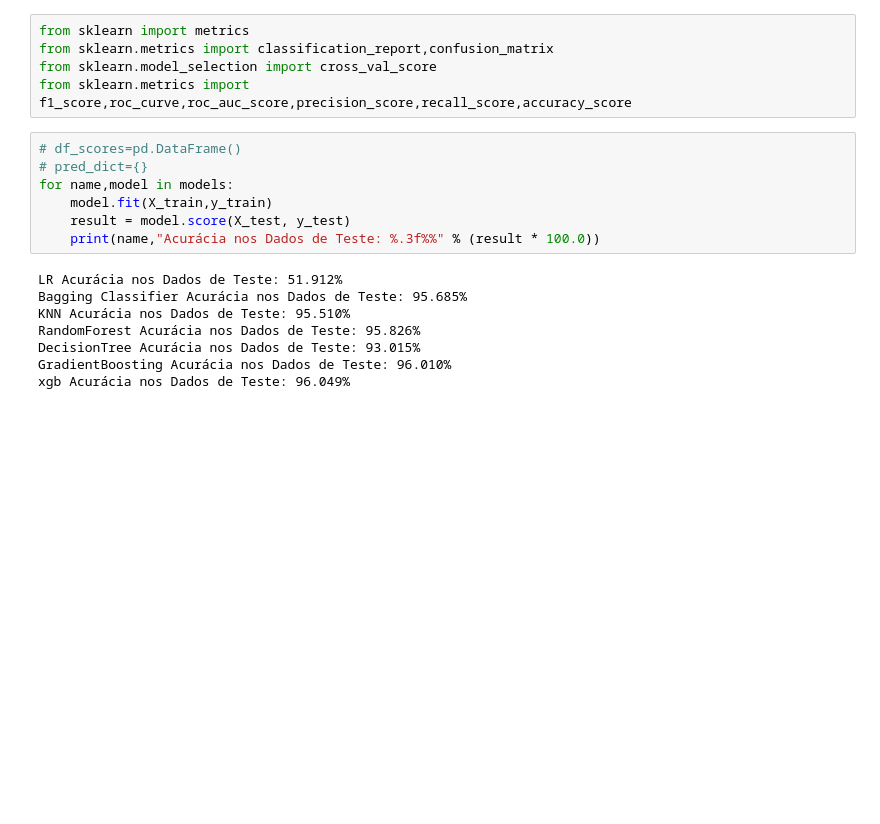
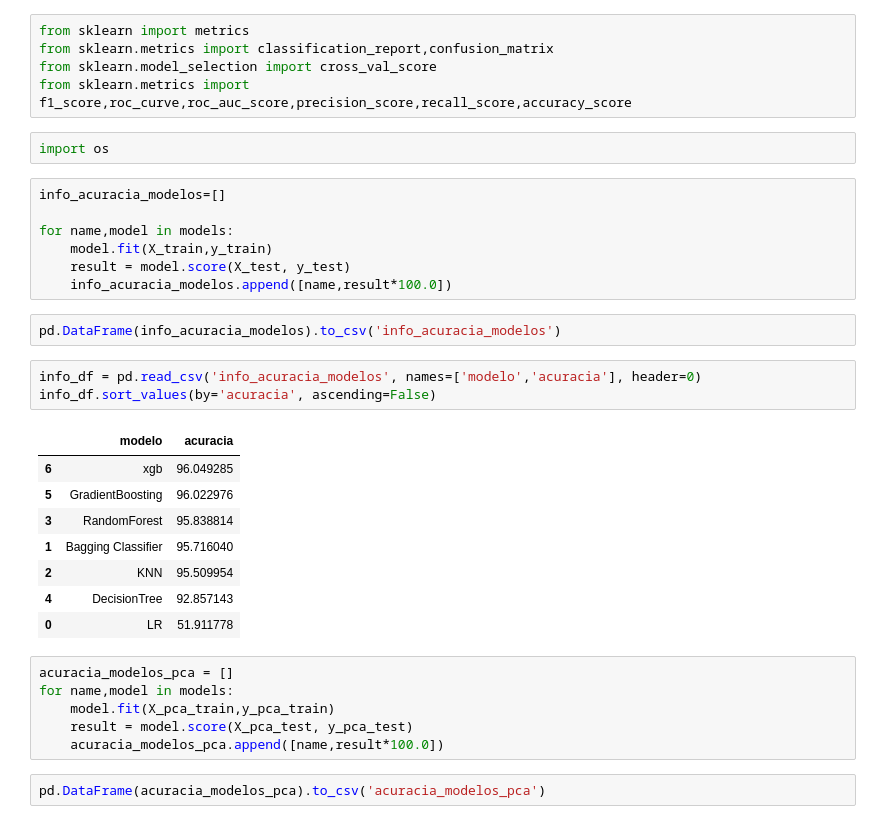
Before and after one commit to leandrofusco/Santander_Customer_Satisfaction, a Jupyter notebook: Projeto_Santander.ipynb, the cells around one changed output. Cells and saved outputs as stored; diff of their text form; blank space fills up the shorter version.

Commit message:
c2- colocando em tabela por ordem de acuracia em relação a cada modelo e para cada dado com diferentes transformações

```diff
--- a/Projeto_Santander.ipynb
+++ b/Projeto_Santander.ipynb
@@ -721,18 +741,34 @@ from sklearn import metrics
 from sklearn.metrics import classification_report,confusion_matrix
 from sklearn.model_selection import cross_val_score
 from sklearn.metrics import f1_score,roc_curve,roc_auc_score,precision_score,recall_score,accuracy_score
+# %%
+import os
 # %%
-# df_scores=pd.DataFrame()
-# pred_dict={}
+info_acuracia_modelos=[]
+
 for name,model in models:
     model.fit(X_train,y_train)
     result = model.score(X_test, y_test)
-    print(name,"Acurácia nos Dados de Teste: %.3f%%" % (result * 100.0))
+    info_acuracia_modelos.append([name,result*100.0])
-# %% [output]
-LR Acurácia nos Dados de Teste: 51.912%
-Bagging Classifier Acurácia nos Dados de Teste: 95.685%
-KNN Acurácia nos Dados de Teste: 95.510%
-RandomForest Acurácia nos Dados de Teste: 95.826%
-DecisionTree Acurácia nos Dados de Teste: 93.015%
-GradientBoosting Acurácia nos Dados de Teste: 96.010%
-xgb Acurácia nos Dados de Teste: 96.049%
+# %%
+pd.DataFrame(info_acuracia_modelos).to_csv('info_acuracia_modelos')
+# %%
+info_df = pd.read_csv('info_acuracia_modelos', names=['modelo','acuracia'], header=0)
+info_df.sort_values(by='acuracia', ascending=False)
+# %% [output]
+|  | modelo | acuracia |
+| 6 | xgb | 96.049285 |
+| 5 | GradientBoosting | 96.022976 |
+| 3 | RandomForest | 95.838814 |
+| 1 | Bagging Classifier | 95.716040 |
+| 2 | KNN | 95.509954 |
+| 4 | DecisionTree | 92.857143 |
+| 0 | LR | 51.911778 |
+# %%
+acuracia_modelos_pca = []
+for name,model in models:
+    model.fit(X_pca_train,y_pca_train)
+    result = model.score(X_pca_test, y_pca_test)
+    acuracia_modelos_pca.append([name,result*100.0])
+# %%
+pd.DataFrame(acuracia_modelos_pca).to_csv('acuracia_modelos_pca')
```
Also changed, not shown: parts of 9 cells of this notebook.
